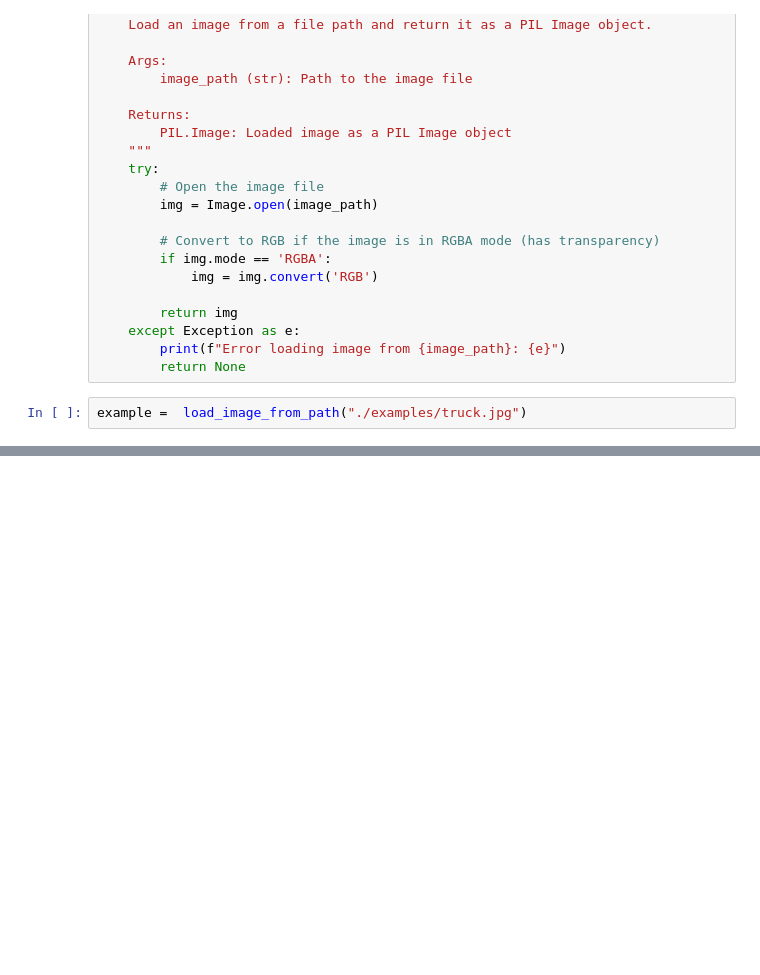
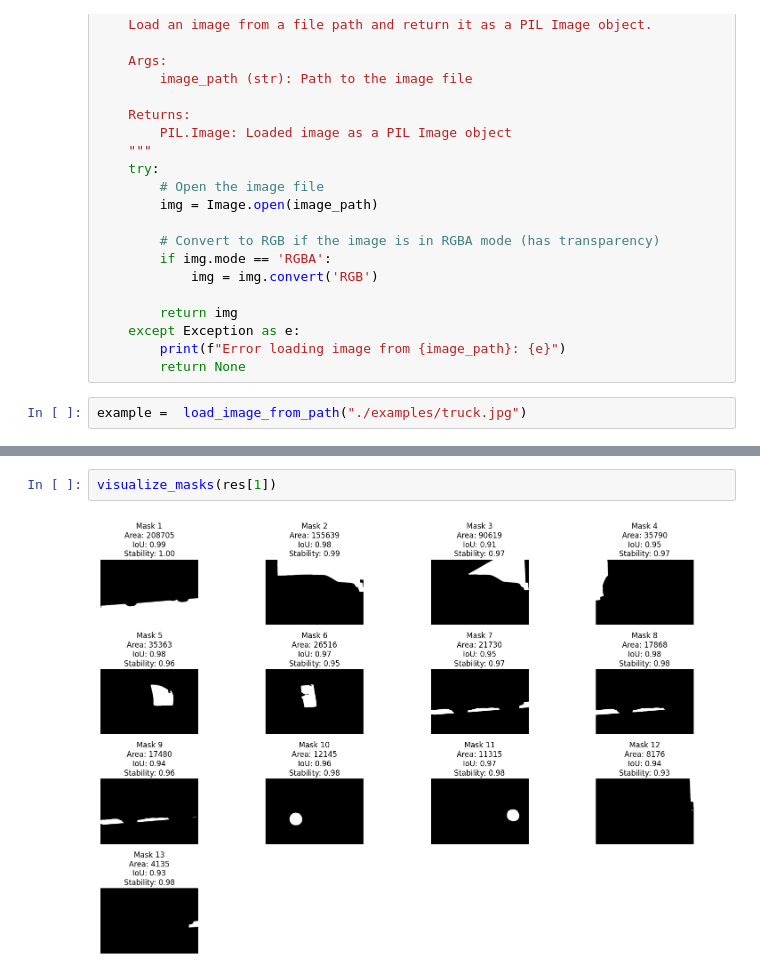
Before and after one commit to PSGBOT/Semantic-SAM, a Jupyter notebook: interactive.ipynb, the cells around one changed output, grey strips where cells are left out. Cells and saved outputs as stored; diff of their text form; blank space fills up the shorter version.

```diff
--- a/interactive.ipynb
+++ b/interactive.ipynb
@@ -70,0 +82,4 @@ res = inference(image=example, level="2")
+# %%
+visualize_masks(res[1])
+# %% [output]
+[figure, added]
```
Also changed, not shown: parts of 4 cells of this notebook, 3 other files.
